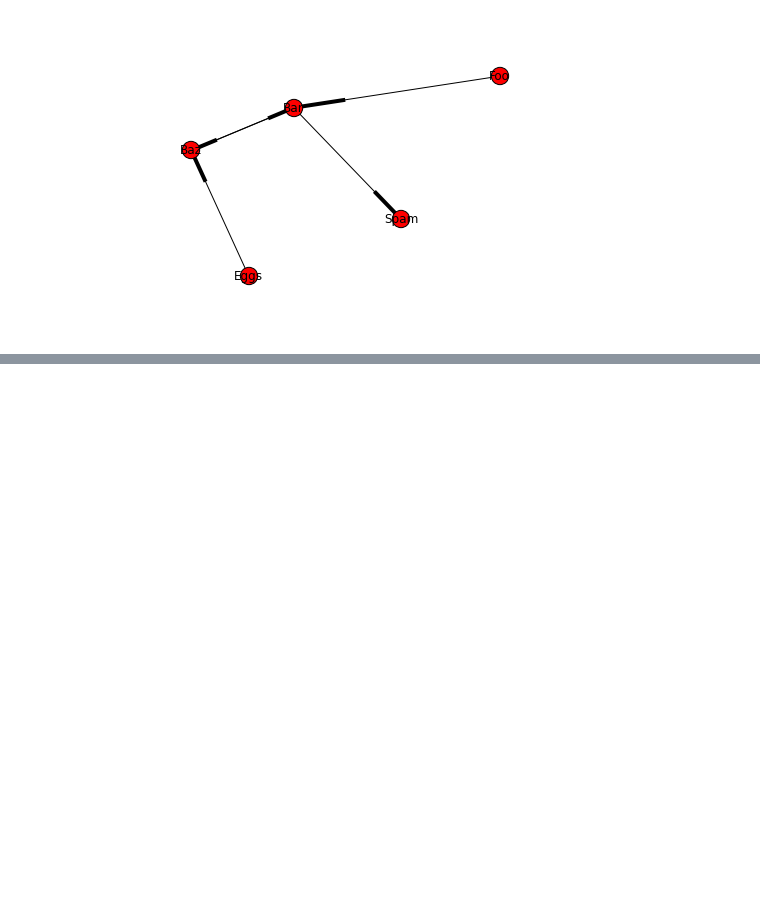
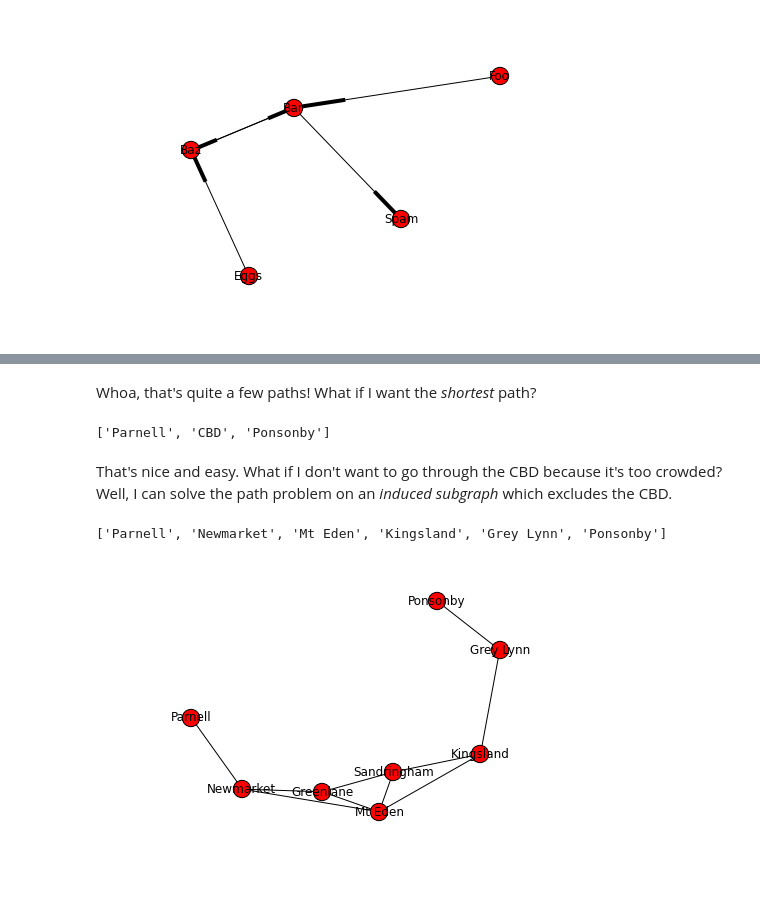
Before and after one commit to lmaurits/CS220networkx, a Jupyter notebook: index.ipynb, the cells around one changed output, grey strips where cells are left out. Drawn from its saved outputs; the diff is of its cells as text; code cells hidden in the pictures; blank space fills up the shorter version.

```diff
--- a/index.ipynb
+++ b/index.ipynb
@@ -124,0 +155,5 @@ Okay, so NetworkX implements all the basic graph definitions and concepts we lea
+# %%
+source="Parnell"
+target="Ponsonby"
+for path in nx.all_simple_paths(suburb_graph,source,target):
+    print(path)
@@ -124,0 +178,18 @@ Okay, so NetworkX implements all the basic graph definitions and concepts we lea
+# %% [markdown]
+Whoa, that's quite a few paths!  What if I want the *shortest* path?
+# %%
+print(nx.shortest_path(suburb_graph,source,target))
+# %% [output]
+['Parnell', 'CBD', 'Ponsonby']
+# %% [markdown]
+That's nice and easy.  What if I don't want to go through the CBD because it's too crowded?  Well, I can solve the path problem on an *induced subgraph* which excludes the CBD.
+# %%
+all_suburbs = set(suburb_graph.nodes())
+suburbs_to_avoid = set(["CBD"])
+happy_subset = all_suburbs - suburbs_to_avoid
+induced_subgraph = suburb_graph.subgraph(happy_subset)
+nx.draw(induced_subgraph)
+print(nx.shortest_path(induced_subgraph, source, target))
+# %% [output]
+['Parnell', 'Newmarket', 'Mt Eden', 'Kingsland', 'Grey Lynn', 'Ponsonby']
+[figure, added]
```
Also changed, not shown: parts of 13 cells of this notebook.
